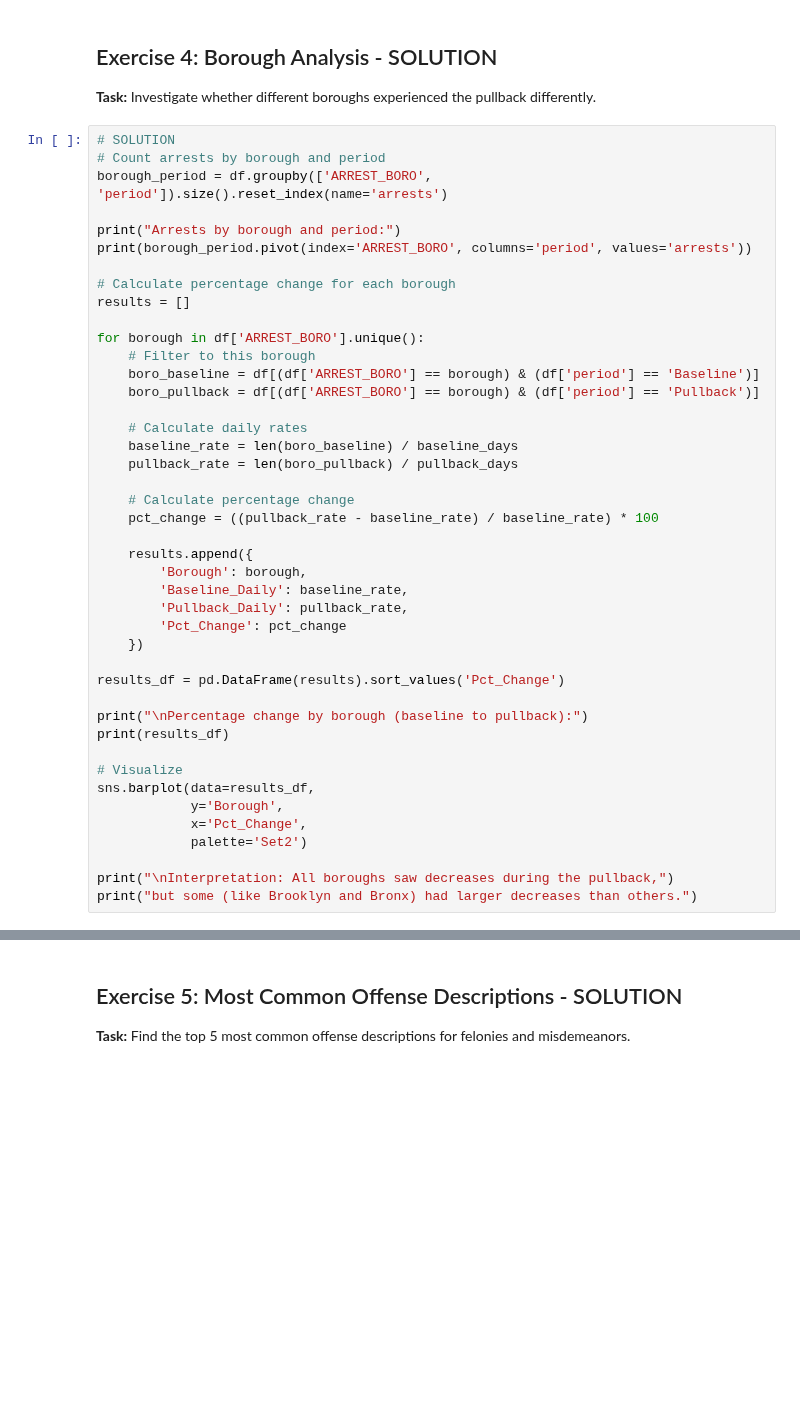
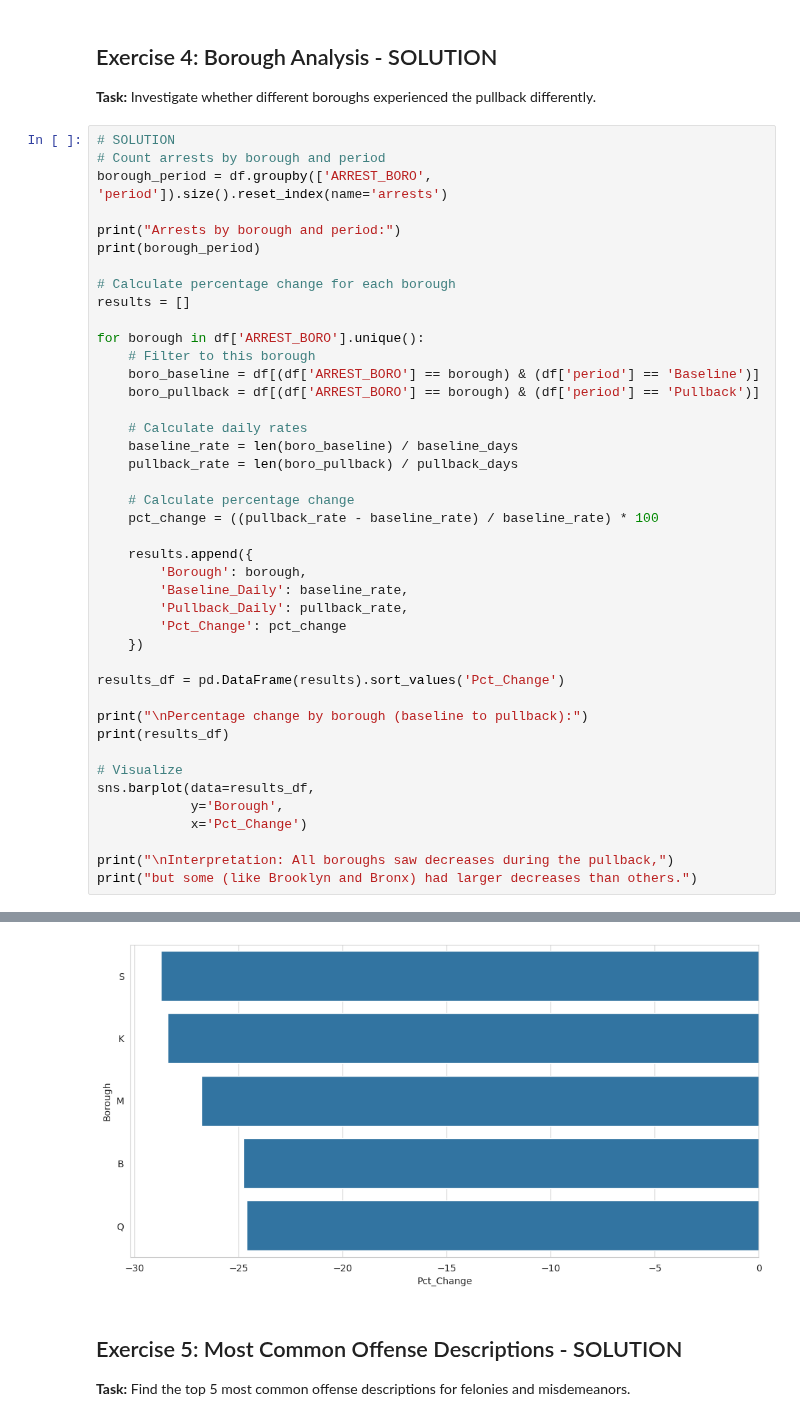
Before and after one commit to zjelveh/zjelveh.github.io, a Jupyter notebook: files/cfc/8_datetime_operations_solutions.ipynb, the cells around one changed output, grey strips where cells are left out. Cells and saved outputs as stored; diff of their text form; blank space fills up the shorter version.

```diff
--- a/files/cfc/8_datetime_operations_solutions.ipynb
+++ b/files/cfc/8_datetime_operations_solutions.ipynb
@@ -800,7 +1112,7 @@ else:
 borough_period = df.groupby(['ARREST_BORO', 'period']).size().reset_index(name='arrests')
 
 print("Arrests by borough and period:")
-print(borough_period.pivot(index='ARREST_BORO', columns='period', values='arrests'))
+print(borough_period)
 
 # Calculate percentage change for each borough
 results = []
@@ -832,8 +1144,8 @@ print(results_df)
 # Visualize
 sns.barplot(data=results_df,
             y='Borough',
-            x='Pct_Change',
-            palette='Set2')
+            x='Pct_Change')
 
 print("\nInterpretation: All boroughs saw decreases during the pullback,")
 print("but some (like Brooklyn and Bronx) had larger decreases than others.")
+# %% [output]
@@ -840,3 +1172,4 @@ print("but some (like Brooklyn and Bronx) had larger decreases than others.")
+[figure, added]
 # %% [markdown]
 ## Exercise 5: Most Common Offense Descriptions - SOLUTION
 
```
Also changed, not shown: parts of 38 cells of this notebook, 2 other files.
